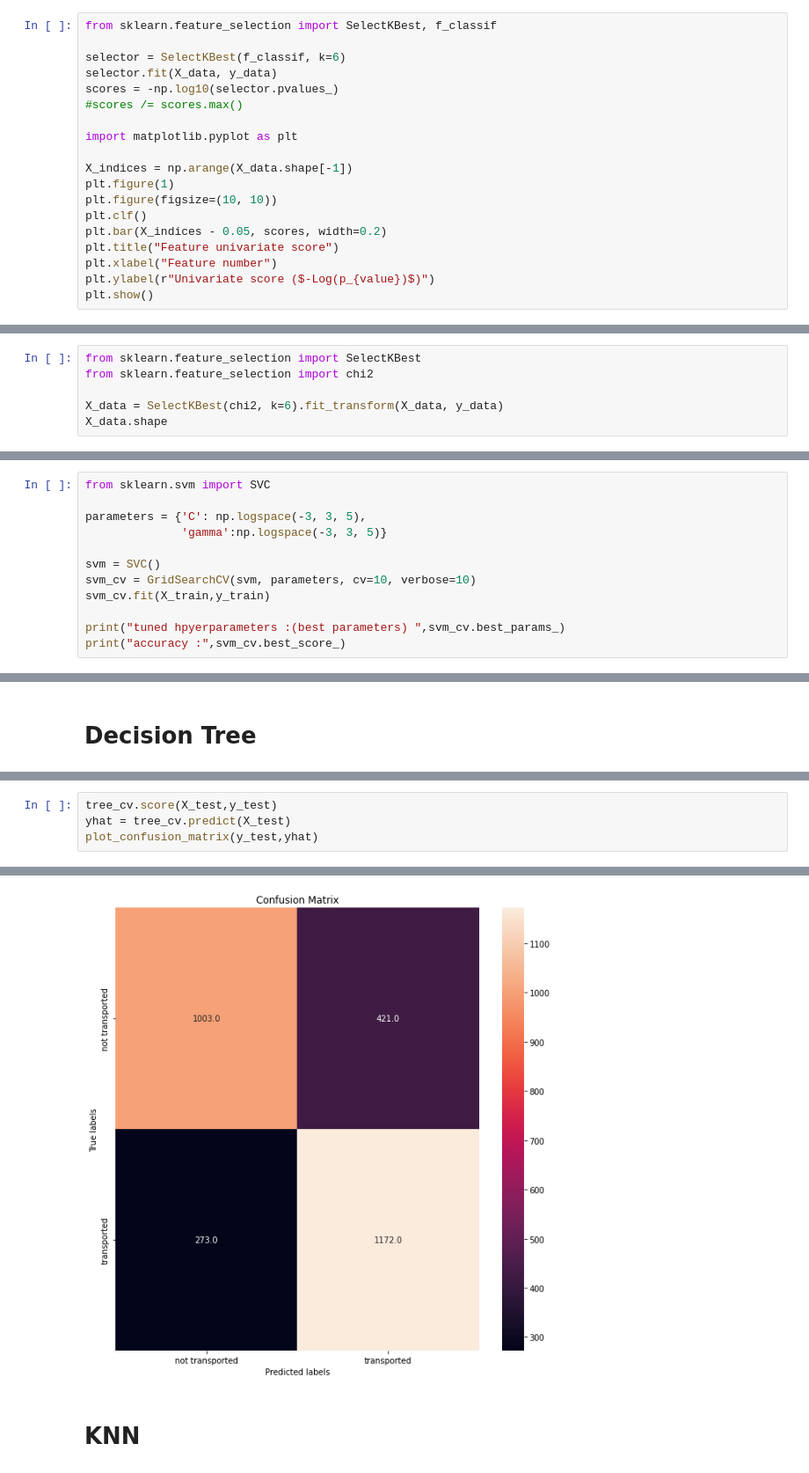
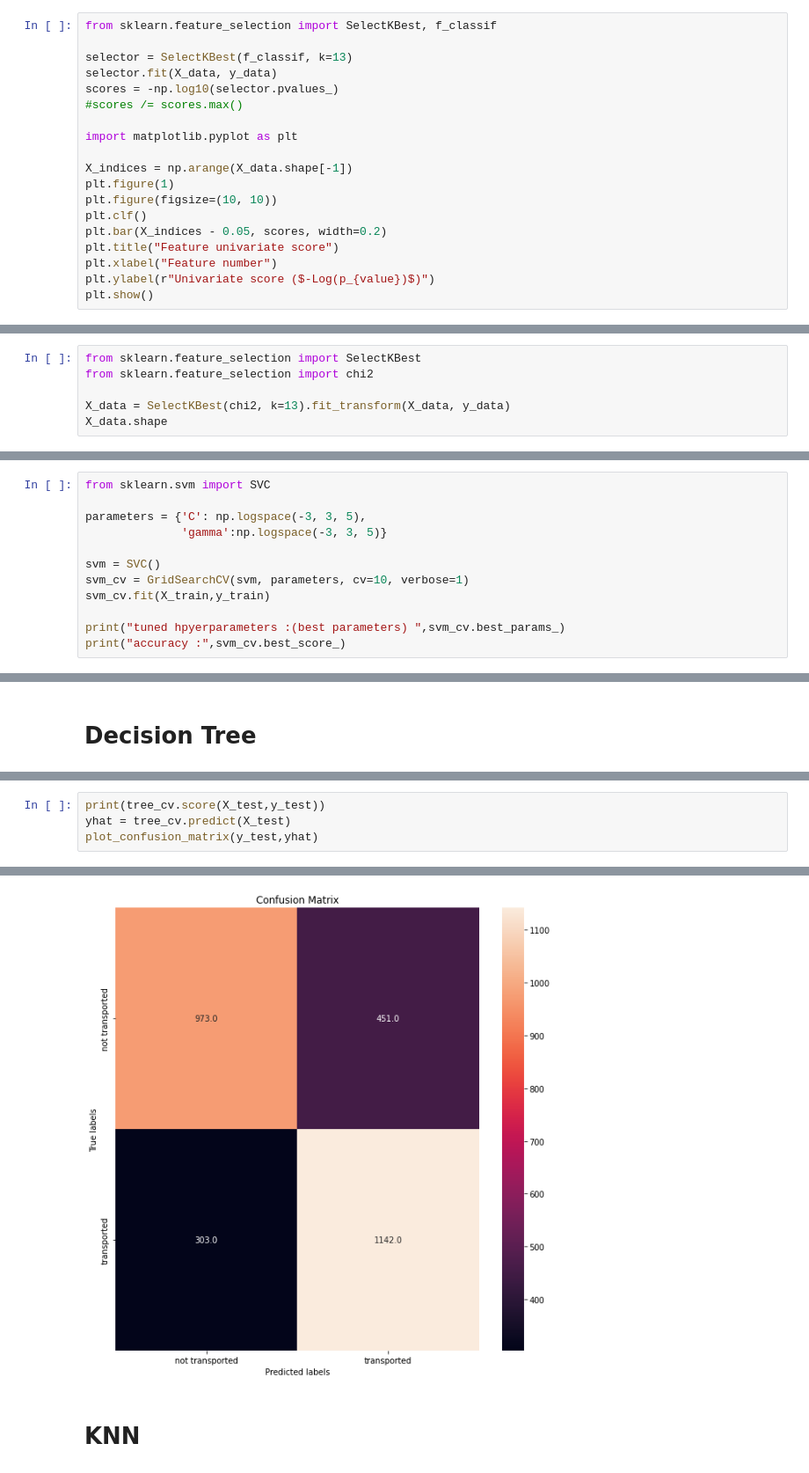
Before and after one commit to taaha/Classification-Spaceship-Titanic, a Jupyter notebook: classification-spaceship-titanic.ipynb, the cells around one changed output, grey strips where cells are left out. Shown at 88% size. Drawn from its saved outputs; the diff is of its cells as text.

Commit message:
Kaggle Notebook | Classification_Spaceship_Titanic | Version 16

```diff
--- a/classification-spaceship-titanic.ipynb
+++ b/classification-spaceship-titanic.ipynb
@@ -527,7 +527,7 @@ dtype: object
 # %%
 from sklearn.feature_selection import SelectKBest, f_classif
 
-selector = SelectKBest(f_classif, k=6)
+selector = SelectKBest(f_classif, k=13)
 selector.fit(X_data, y_data)
 scores = -np.log10(selector.pvalues_)
 #scores /= scores.max()
@@ -551,6 +551,6 @@ divide by zero encountered in log10
 from sklearn.feature_selection import SelectKBest
 from sklearn.feature_selection import chi2
 
-X_data = SelectKBest(chi2, k=6).fit_transform(X_data, y_data)
+X_data = SelectKBest(chi2, k=13).fit_transform(X_data, y_data)
 X_data.shape
 # %% [output]
@@ -639,7 +639,7 @@ parameters = {'C': np.logspace(-3, 3, 5),
               'gamma':np.logspace(-3, 3, 5)}
 
 svm = SVC()
-svm_cv = GridSearchCV(svm, parameters, cv=10, verbose=10)
+svm_cv = GridSearchCV(svm, parameters, cv=10, verbose=1)
 svm_cv.fit(X_train,y_train)
 
 print("tuned hpyerparameters :(best parameters) ",svm_cv.best_params_)
@@ -696,5 +682,5 @@ accuracy : 0.7738675413933145
 # %%
-tree_cv.score(X_test,y_test)
+print(tree_cv.score(X_test,y_test))
 yhat = tree_cv.predict(X_test)
 plot_confusion_matrix(y_test,yhat)
 # %% [output]
@@ -701,4 +688,4 @@ plot_confusion_matrix(y_test,yhat)
-[figure, old version]
+[figure, new version]
 # %% [markdown]
 # KNN
 # %%
```
Also changed, not shown: parts of 14 cells of this notebook.
